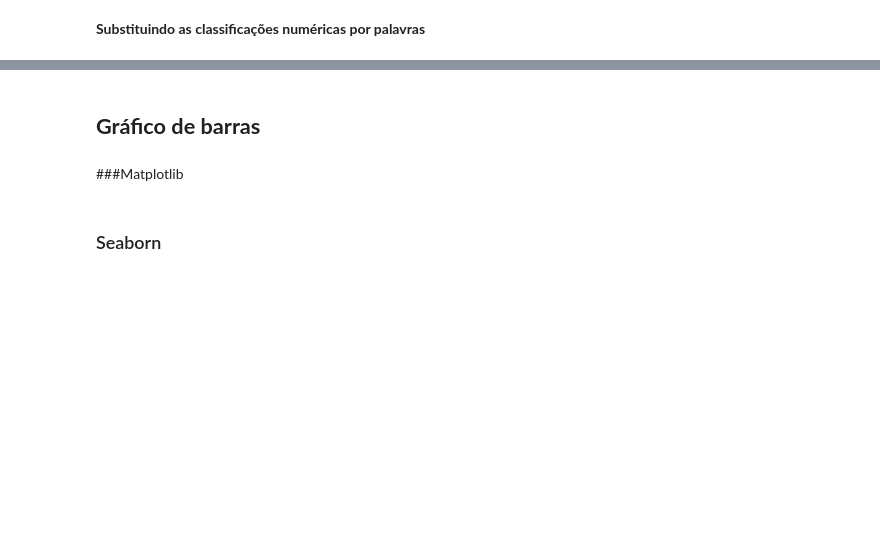
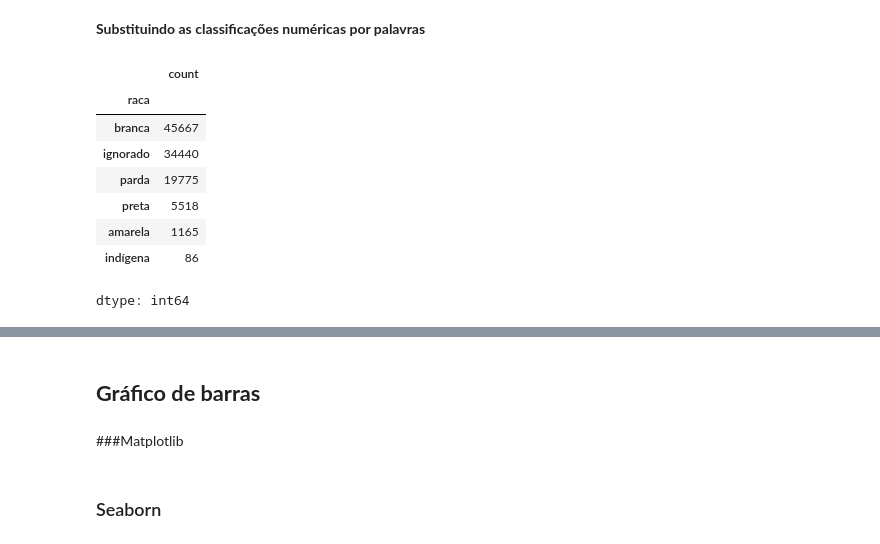
Before and after one commit to GuilhermeFogolin/Python-Dados-Machine-Learning, a Jupyter notebook: Tratamento_Projeto02.ipynb, the cells around one changed output, grey strips where cells are left out. Drawn from its saved outputs; the diff is of its cells as text; code cells hidden in the pictures; blank space fills up the shorter version.

```diff
--- a/Tratamento_Projeto02.ipynb
+++ b/Tratamento_Projeto02.ipynb
@@ -92,5 +111,5 @@ srag_mod.dtypes
 # %%
-srag_mod['data'] = srag_mod['data'].astype('datetime64[D]')
+srag_mod['data'] = srag_mod['data'].astype('datetime64[ns]')
 # %% [markdown]
 **Analisando valores missing (NAN)**
 # %%
@@ -123,7 +210,17 @@ srag_mod['raca']=srag_mod['raca'].replace({1:'branca',
                                            5:'indígena',
                                            9:'ignorado'})
 # %%
-srag_mod['raca'].value_counts().sort_index()
+srag_mod['raca'].value_counts()
+# %% [output]
+|  | count |
+| raca |  |
+| branca | 45667 |
+| ignorado | 34440 |
+| parda | 19775 |
+| preta | 5518 |
+| amarela | 1165 |
+| indígena | 86 |
+dtype: int64
 # %%
 srag_mod['CS_ZONA']=srag_mod['CS_ZONA'].replace({1:'urbana',
                                                  2:'rural',
```
Also changed, not shown: parts of 9 cells of this notebook.
